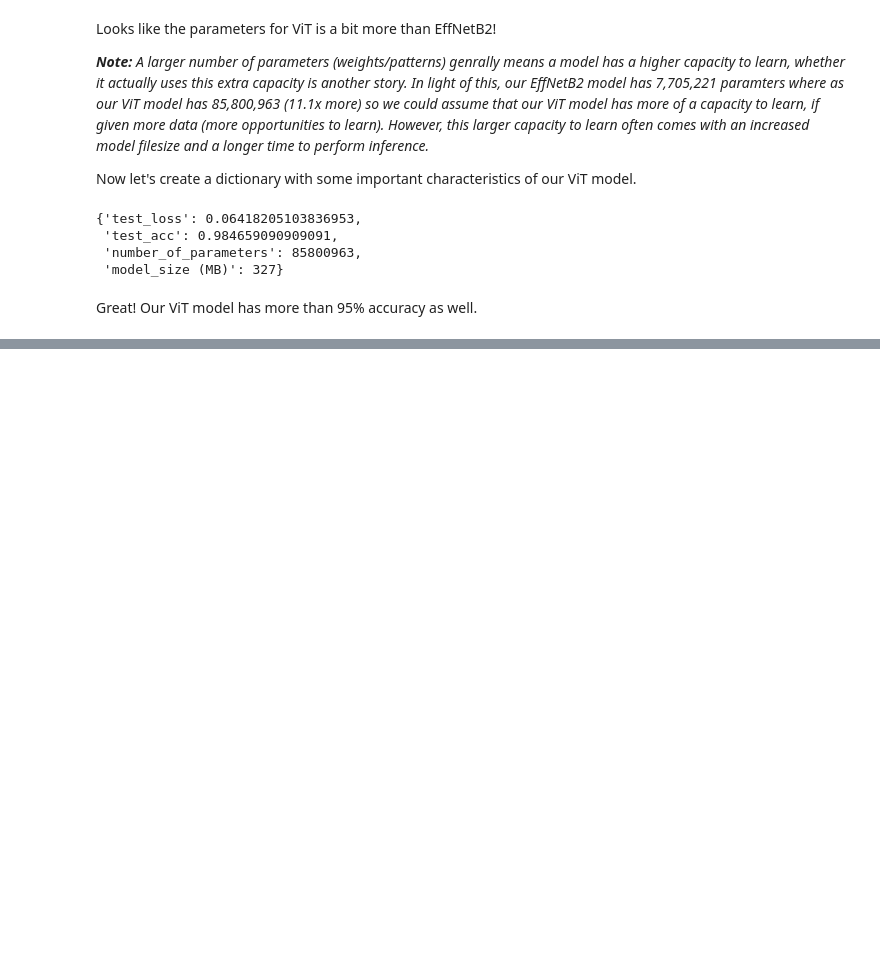
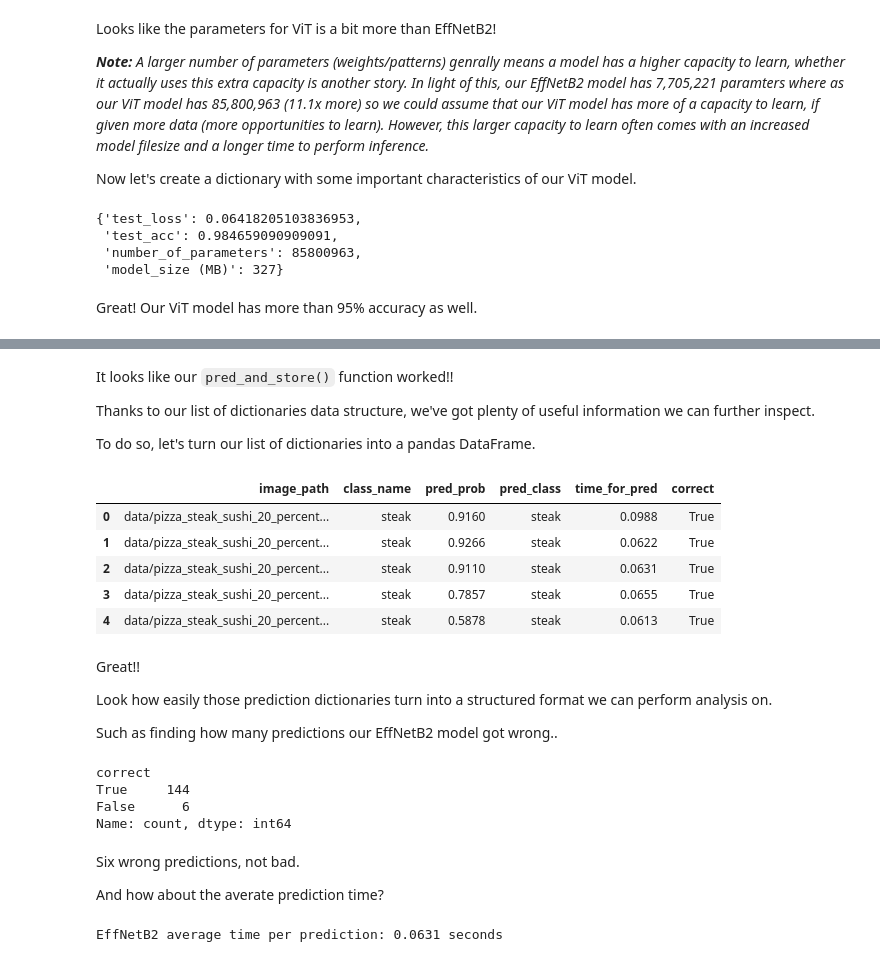
Before and after one commit to maheshsunuwar/deep-learning-pytorch, a Jupyter notebook: 09. PyTorch Model Deployment/09-pytorch-model-deployment.ipynb, the cells around one changed output, grey strips where cells are left out. Cells and saved outputs as stored; diff of their text form; code cells hidden in the pictures; blank space fills up the shorter version.

```diff
--- a/09. PyTorch Model Deployment/09-pytorch-model-deployment.ipynb
+++ b/09. PyTorch Model Deployment/09-pytorch-model-deployment.ipynb
@@ -847,2 +857,8 @@ vit_stats
 # %% [markdown]
 Great! Our ViT model has more than 95% accuracy as well.
+# %%
+effnetb2_state_dict = torch.load('models/09_pretrained_effnetb2_feature_extractor_pizza_steak_sushi_20_percent.pth')
+effnetb2.load_state_dict(effnetb2_state_dict)
+
+vit_state_dict = torch.load('models/09_pretrained_vit_feature_extractor_pizza_steak_sushi_20_percent.pth')
+vit.load_state_dict(vit_state_dict)
@@ -848,0 +914,7 @@ Great! Our ViT model has more than 95% accuracy as well.
+# %%
+from pathlib import Path
+
+# Get all test data paths
+print(f"[INFO] Finding all filepaths ending with '.jpg' in directory: {test_dir}")
+test_data_paths = list(Path(test_dir).glob('*/*.jpg'))
+test_data_paths[:5]
@@ -848,0 +1024,7 @@ Great! Our ViT model has more than 95% accuracy as well.
+# %%
+# Make predictions across test dataset with EffNetB2
+effnetb2_test_pred_dicts = pred_and_store(paths=test_data_paths,
+                                          model=effnetb2,
+                                          transform=effnetb2_transforms,
+                                          class_names=class_names,
+                                          device="cpu") # make predictions on CPU
@@ -848,0 +1049,43 @@ Great! Our ViT model has more than 95% accuracy as well.
+# %% [markdown]
+It looks like our `pred_and_store()` function worked!!
+
+Thanks to our list of dictionaries data structure, we've got plenty of useful information we can further inspect.
+
+To do so, let's turn our list of dictionaries into a pandas DataFrame.
+# %%
+# Turn the test_pred_dicts into a DataFrame
+import pandas as pd
+
+effnetb2_test_pred_df = pd.DataFrame(effnetb2_test_pred_dicts)
+effnetb2_test_pred_df.head()
+# %% [output]
+|  | image_path | class_name | pred_prob | pred_class | time_for_pred | correct |
+| 0 | data/pizza_steak_sushi_20_percent... | steak | 0.9160 | steak | 0.0988 | True |
+| 1 | data/pizza_steak_sushi_20_percent... | steak | 0.9266 | steak | 0.0622 | True |
+| 2 | data/pizza_steak_sushi_20_percent... | steak | 0.9110 | steak | 0.0631 | True |
+| 3 | data/pizza_steak_sushi_20_percent... | steak | 0.7857 | steak | 0.0655 | True |
+| 4 | data/pizza_steak_sushi_20_percent... | steak | 0.5878 | steak | 0.0613 | True |
+# %% [markdown]
+Great!!
+
+Look how easily those prediction dictionaries turn into a structured format we can perform analysis on.
+
+Such as finding how many predictions our EffNetB2 model got wrong..
+# %%
+# Check number of correct predictions
+effnetb2_test_pred_df['correct'].value_counts()
+# %% [output]
+correct
+True     144
+False      6
+Name: count, dtype: int64
+# %% [markdown]
+Six wrong predictions, not bad.
+
+And how about the averate prediction time?
+# %%
+# Find the average time per prediction
+effnetb2_average_time_per_pred = round(effnetb2_test_pred_df['time_for_pred'].mean(), 4)
+print(f"EffNetB2 average time per prediction: {effnetb2_average_time_per_pred} seconds")
+# %% [output]
+EffNetB2 average time per prediction: 0.0631 seconds
```
Also changed, not shown: parts of 34 cells of this notebook, 1 other file.
